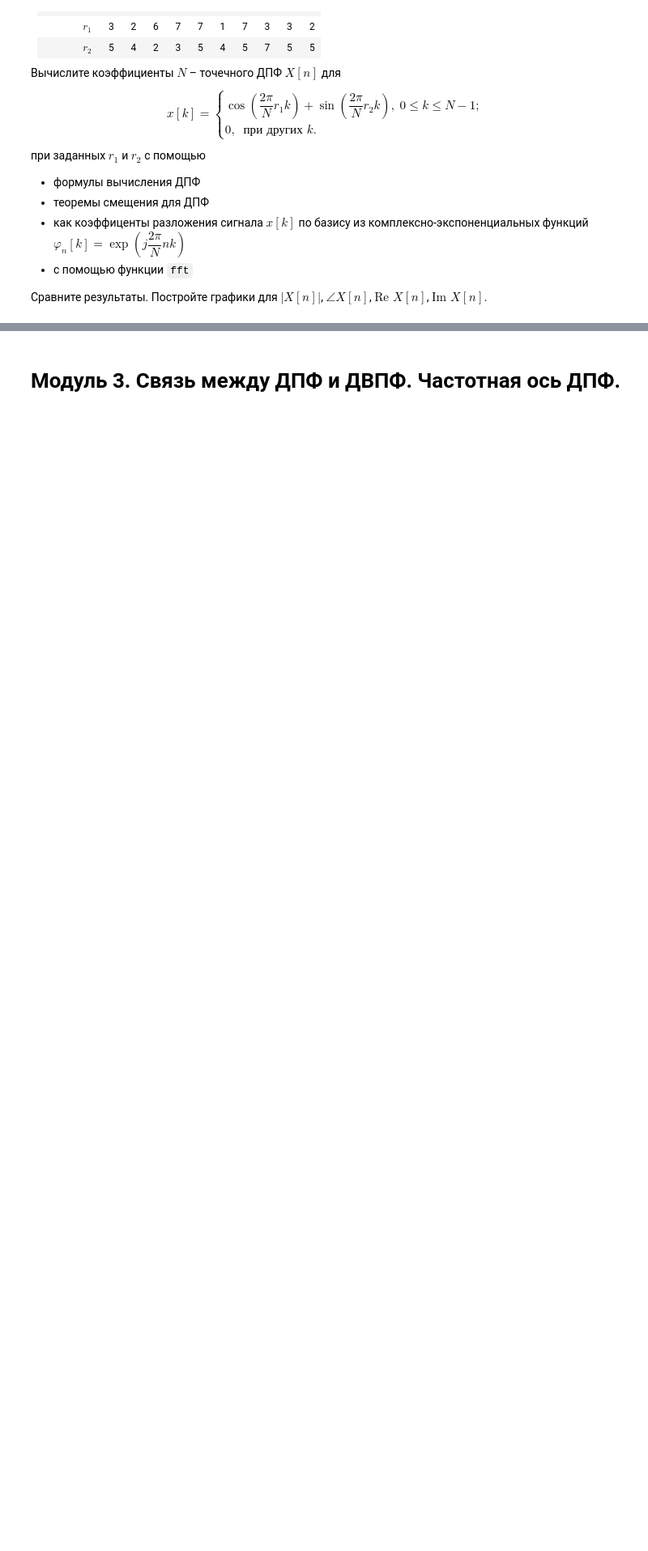
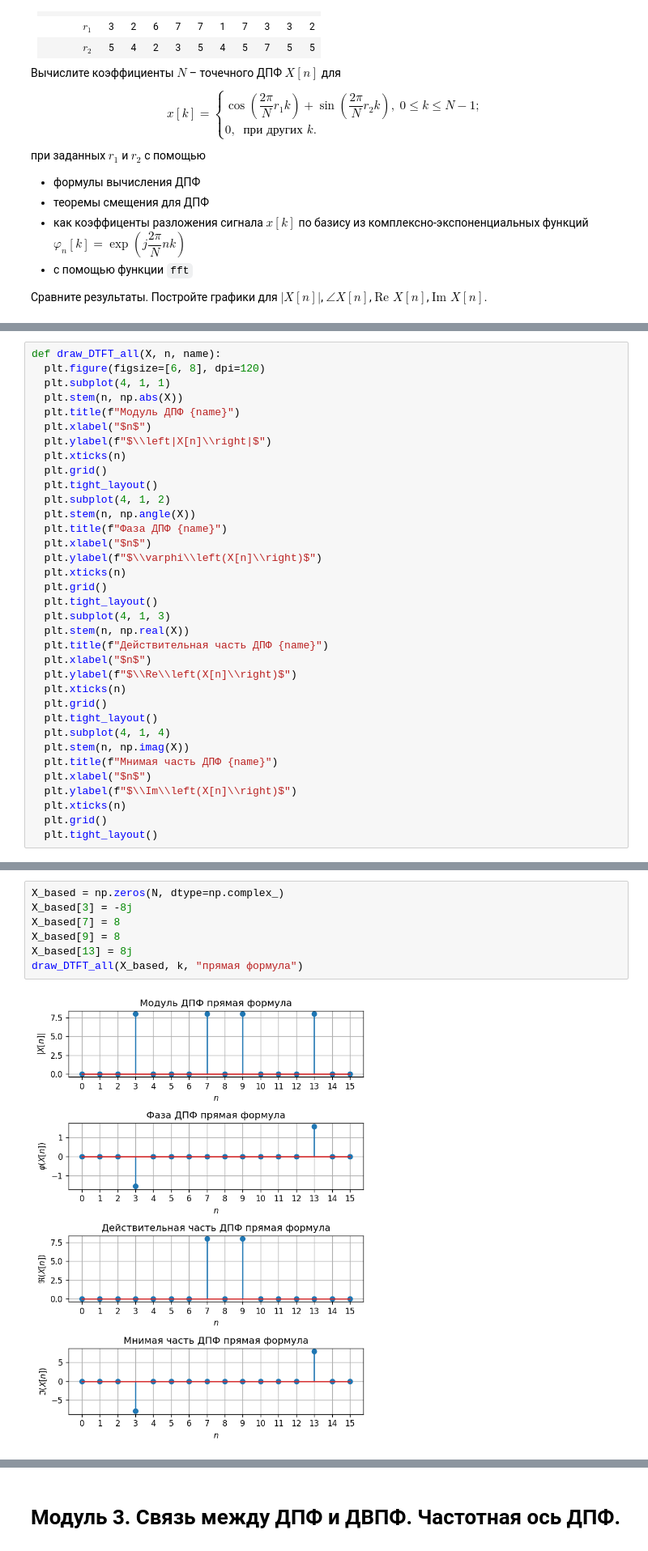
Before and after one commit to derzhavin3016/DSP-labs, a Jupyter notebook: lab1/dsp_lab1.ipynb, the cells around one changed output, grey strips where cells are left out. Shown at 81% size. Drawn from its saved outputs; the diff is of its cells as text; blank space fills up the shorter version.

```diff
--- a/lab1/dsp_lab1.ipynb
+++ b/lab1/dsp_lab1.ipynb
@@ -365,0 +434,35 @@ $$
+# %%
+def draw_DTFT_all(X, n, name):
+  plt.figure(figsize=[6, 8], dpi=120)
+  plt.subplot(4, 1, 1)
+  plt.stem(n, np.abs(X))
+  plt.title(f"Модуль ДПФ {name}")
+  plt.xlabel("$n$")
+  plt.ylabel(f"$\\left|X[n]\\right|$")
+  plt.xticks(n)
+  plt.grid()
+  plt.tight_layout()
+  plt.subplot(4, 1, 2)
+  plt.stem(n, np.angle(X))
+  plt.title(f"Фаза ДПФ {name}")
+  plt.xlabel("$n$")
+  plt.ylabel(f"$\\varphi\\left(X[n]\\right)$")
+  plt.xticks(n)
+  plt.grid()
+  plt.tight_layout()
+  plt.subplot(4, 1, 3)
+  plt.stem(n, np.real(X))
+  plt.title(f"Действительная часть ДПФ {name}")
+  plt.xlabel("$n$")
+  plt.ylabel(f"$\\Re\\left(X[n]\\right)$")
+  plt.xticks(n)
+  plt.grid()
+  plt.tight_layout()
+  plt.subplot(4, 1, 4)
+  plt.stem(n, np.imag(X))
+  plt.title(f"Мнимая часть ДПФ {name}")
+  plt.xlabel("$n$")
+  plt.ylabel(f"$\\Im\\left(X[n]\\right)$")
+  plt.xticks(n)
+  plt.grid()
+  plt.tight_layout()
@@ -365,0 +555,9 @@ $$
+# %%
+X_based = np.zeros(N, dtype=np.complex_)
+X_based[3] = -8j
+X_based[7] = 8
+X_based[9] = 8
+X_based[13] = 8j
+draw_DTFT_all(X_based, k, "прямая формула")
+# %% [output]
+[figure, added]
```
Also changed, not shown: parts of 11 cells of this notebook.
